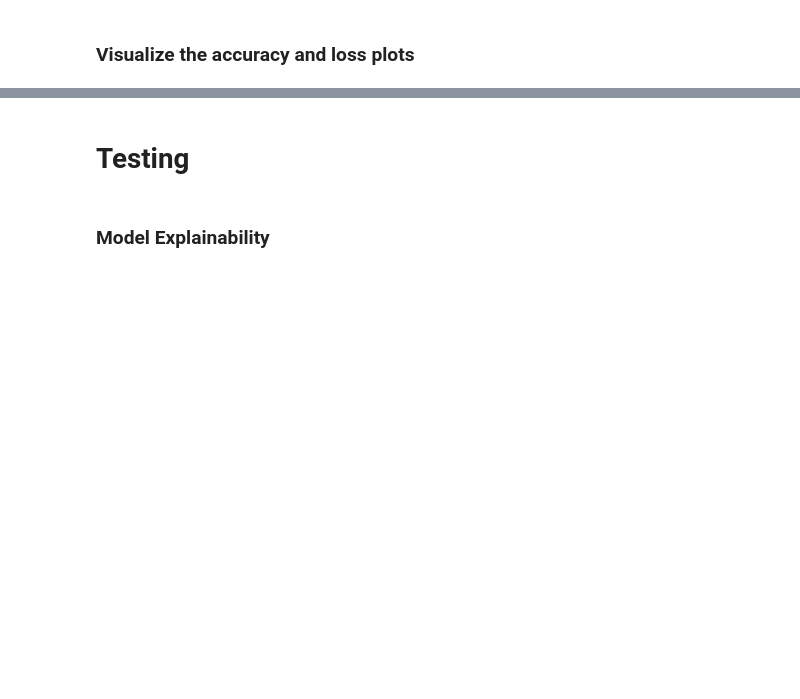
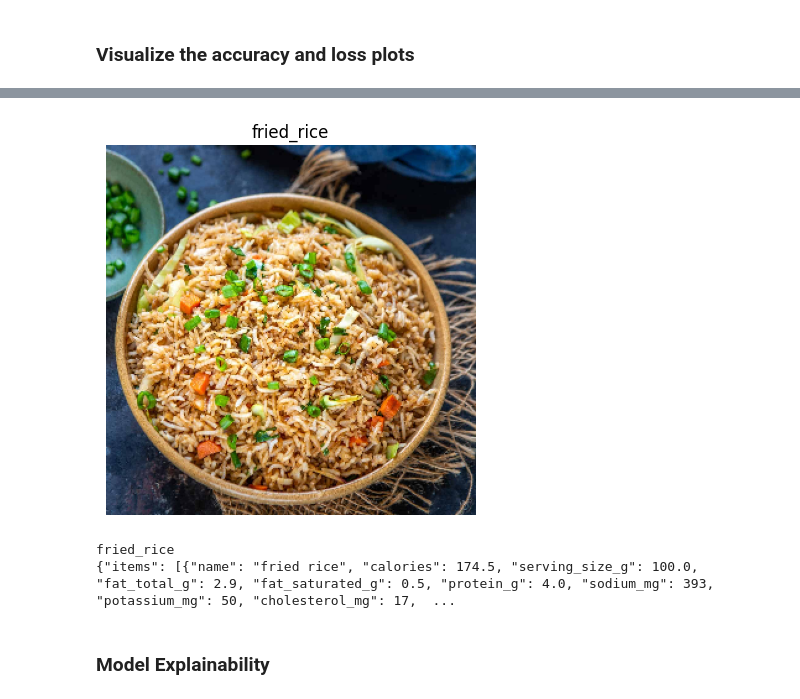
Before and after one commit to Sathmikasenadheera01/ZOODO, a Jupyter notebook: zoodofoodclassification/zoodoo foodimageclassification model.ipynb, the cells around one changed output, grey strips where cells are left out. Cells and saved outputs as stored; diff of their text form; code cells hidden in the pictures; blank space fills up the shorter version.

Commit message:
test the model

```diff
--- a/zoodofoodclassification/zoodoo foodimageclassification model.ipynb
+++ b/zoodofoodclassification/zoodoo foodimageclassification model.ipynb
@@ -488,4 +444,4 @@ plot_loss(history,'FOOD101-Inceptionv3')
 %%time
 # Loading the best saved model to make predictions
 K.clear_session()
-model_best = load_model('best_model_3class.hdf5',compile = False)
+model_best = load_model(r'C:\xampp\htdocs\Zoodo\zoodofoodclassification\zodoofoodclassification_model.hdf5',compile = False)
@@ -491,0 +451,2 @@ model_best = load_model('best_model_3class.hdf5',compile = False)
+# %%
+food_list = sorted(os.listdir(r'C:\xampp\htdocs\Zoodo\images'))
@@ -529,8 +501,6 @@ def predict_class(model, images, show = True):
 # %%
 # Make a list of downloaded images and test the trained model
 images = []
-images.append('applepie.jpg')
-images.append('pizza.jpg')
-images.append('omelette.jpg')
-images.append('samosa.jpg')
+images.append(r'C:\xampp\htdocs\Zoodo\zoodofoodclassification\testimage1.jpg')
 predict_class(model_best, images, True)
+# %% [output]
@@ -537,2 +508,3 @@ predict_class(model_best, images, True)
+[figure, added]
+fried_rice
+{"items": [{"name": "fried rice", "calories": 174.5, "serving_size_g": 100.0, "fat_total_g": 2.9, "fat_saturated_g": 0.5, "protein_g": 4.0, "sodium_mg": 393, "potassium_mg": 50, "cholesterol_mg": 17,  ...
-# %% [markdown]
-# Testing
```
Also changed, not shown: parts of 18 cells of this notebook, 1 other file.
